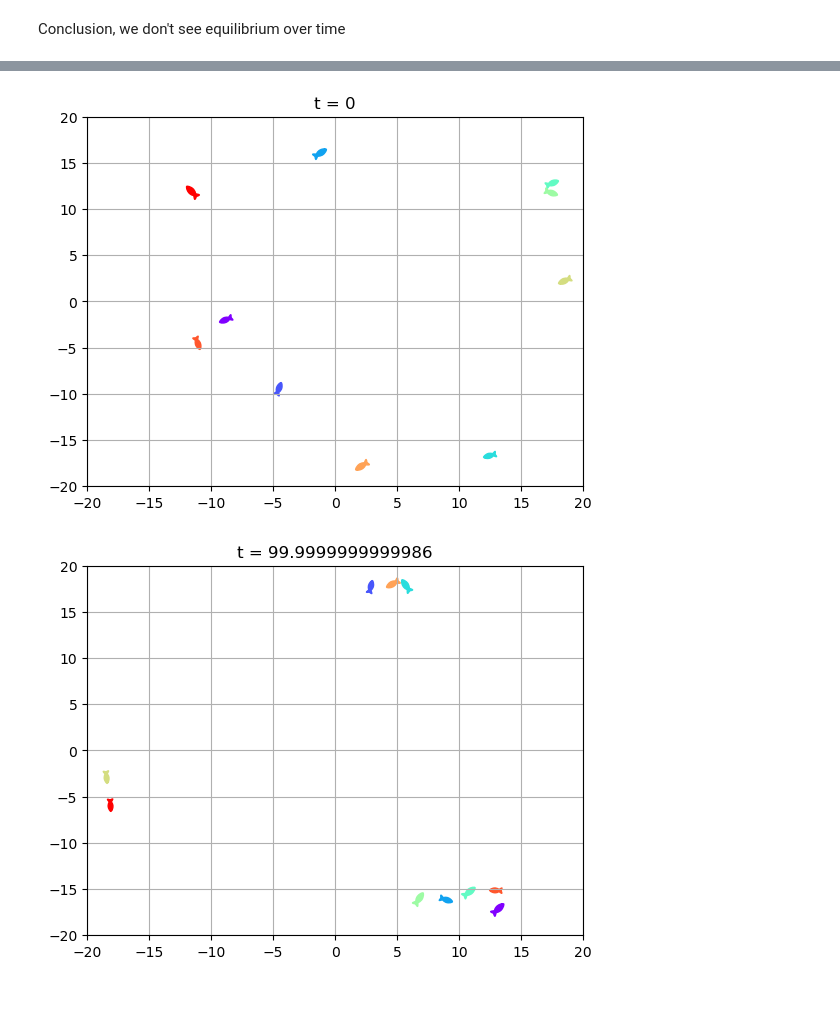
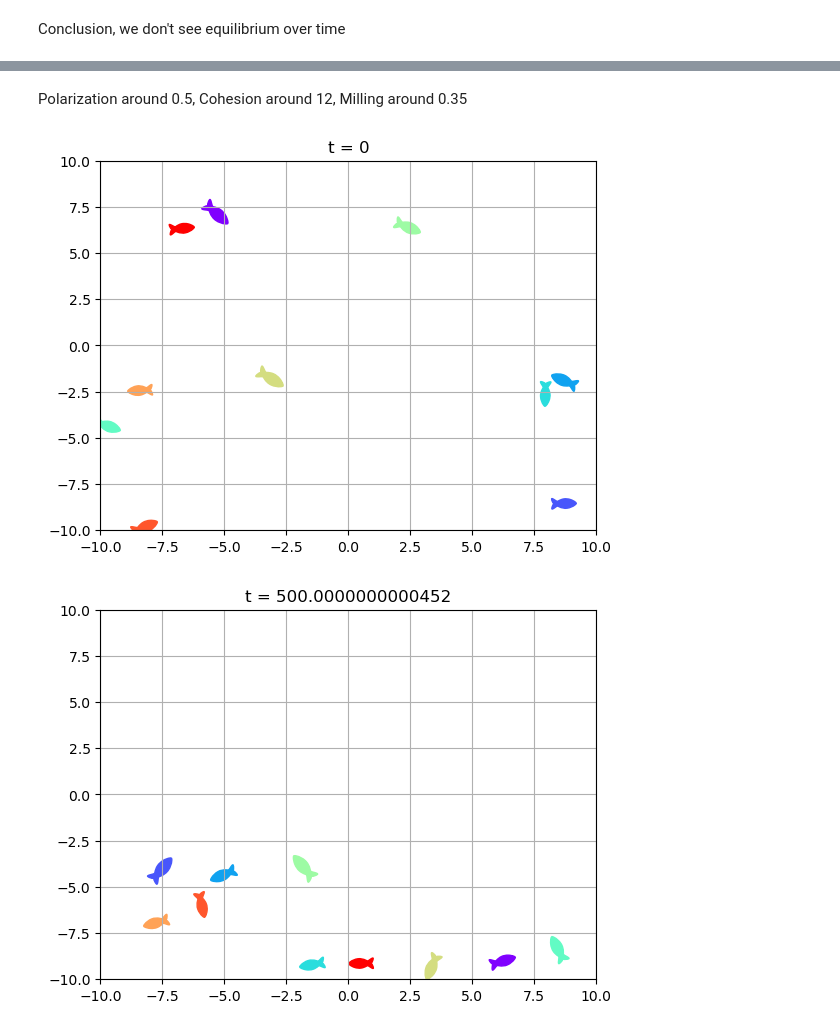
Before and after one commit to Bobomoto/PHYS250-Final-Project, a Jupyter notebook: Finalproject.ipynb, the cells around one changed output, grey strips where cells are left out. Cells and saved outputs as stored; diff of their text form; code cells hidden in the pictures; blank space fills up the shorter version.

```diff
--- a/Finalproject.ipynb
+++ b/Finalproject.ipynb
@@ -352,9 +352,9 @@ def plot(coords, radorientations, viewrange = (-50,50), title = '', fishmarker =
     plt.show()
 # %%
 numiterations = 1000
-poolrange = 40 #poolrange/2 is the length of each side
-initcoordmax = 20 #essentially initial density
-numfish = 100
+poolrange = 20 #poolrange/2 is the length of each side
+initcoordmax = 10 #essentially initial density
+numfish = 50
 inittime = 0
 positionarray = []
 speedarray = []
@@ -512,8 +510,8 @@ initcoordmax = 20
 # N = 5
 
 numiterations = 1000
-poolrange = 40 #poolrange/2 is the length of each side
-initcoordmax = 20 #essentially initial density
+poolrange = 20 #poolrange/2 is the length of each side
+initcoordmax = 10 #essentially initial density
 numfish = 5
 inittime = 0
 
@@ -624,8 +622,8 @@ totalMarray = []
 
 for i in np.arange(numsim):
     numiterations = 1000
-    poolrange = 40 #poolrange/2 is the length of each side
-    initcoordmax = 20 #essentially initial density
+    poolrange = 20 #poolrange/2 is the length of each side
+    initcoordmax = 10 #essentially initial density
     numfish = 5
     inittime = 0
 
@@ -655,9 +715,10 @@ for i in np.arange(numsim):
+# %% [markdown]
+Polarization around 0.5, Cohesion around 12, Milling around 0.35
 # %%
 # N = 10
-
-numiterations = 1000
-poolrange = 40 #poolrange/2 is the length of each side
-initcoordmax = 20 #essentially initial density
+numiterations = 5000
+poolrange = 20 #poolrange/2 is the length of each side
+initcoordmax = 10 #essentially initial density
 numfish = 10
 inittime = 0
 
@@ -671,32 +732,32 @@ Carray = []
 Marray = []
 
 pos, motorientations, motspeeds, motvelocity = initialize(numfish, initcoordmax)
 #initial plot
 plot(pos, motorientations, viewrange = (-poolrange/2,poolrange/2), title = 't = 0')
 
 #run the function numiteration times and keep track of positions
 for i in np.arange(numiterations):
     pos, motorientations, motspeeds, motvelocity, inittime = updatefish(pos, motorientations, motspeeds, motvelocity, time = inittime, arenarange = poolrange)
 
     speedarray.append(copy.deepcopy(motspeeds))
     positionarray.append(copy.deepcopy(pos))
 
     cmposition = findCM(pos)
     cmpositionarray.append(copy.deepcopy(cmposition))
 
     cmvelocity = findVCM(motvelocity)
     cmvelocityarray.append(copy.deepcopy(cmvelocity))
 
     Polarization = findP(motorientations)
     Parray.append(copy.deepcopy(Polarization))
 
     Cohesion = findCohesion(pos)
     Carray.append(copy.deepcopy(Cohesion))
 
     Milling = findMilling(pos, motorientations)
     Marray.append(copy.deepcopy(Milling))
 
 plot(pos, motorientations, viewrange = (-poolrange/2,poolrange/2), title = f't = {inittime}')
 # %% [output]
-[figure, old version]
+[figure, new version]
-[figure, old version]
+[figure, new version]
```
Also changed, not shown: parts of 18 cells of this notebook.
